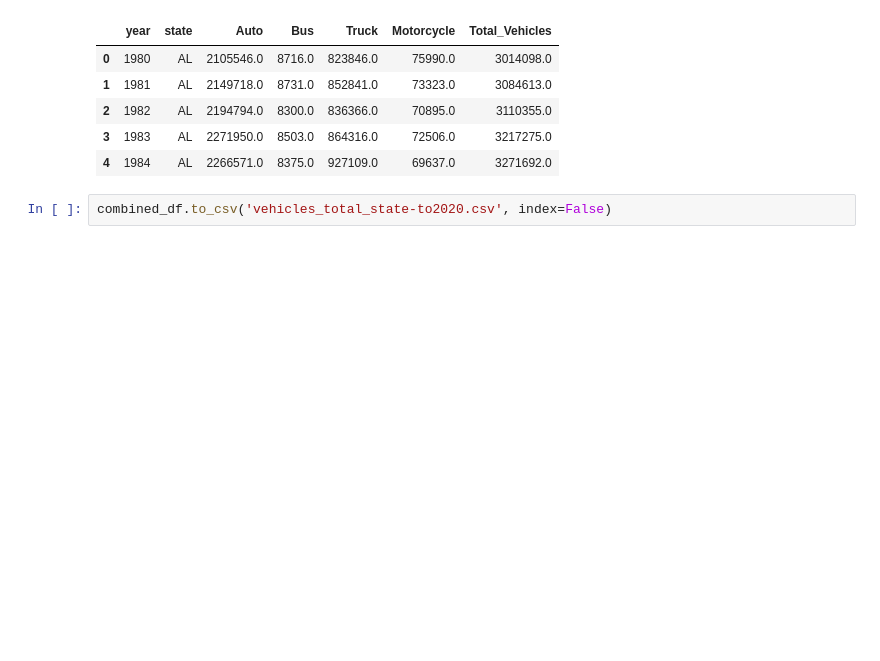
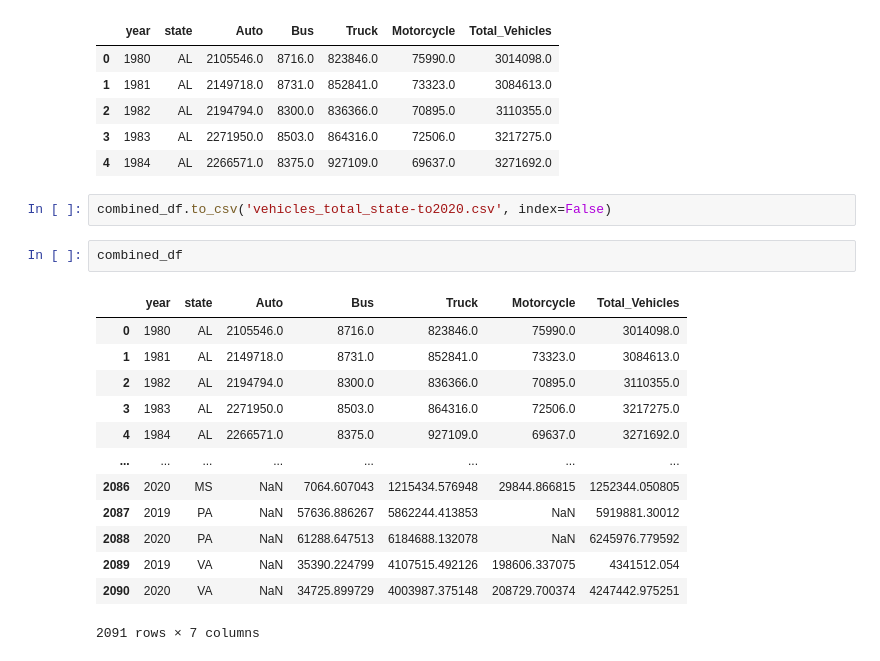
Before and after one commit to alexxcode/NYC-Taxis-CO2, a Jupyter notebook: ML series cantidad de vehiculos.ipynb, the cells around one changed output. Cells and saved outputs as stored; diff of their text form; blank space fills up the shorter version.

```diff
--- a/ML series cantidad de vehiculos.ipynb
+++ b/ML series cantidad de vehiculos.ipynb
@@ -142,3 +142,19 @@ combined_df.head()
 | 4 | 1984 | AL | 2266571.0 | 8375.0 | 927109.0 | 69637.0 | 3271692.0 |
 # %%
 combined_df.to_csv('vehicles_total_state-to2020.csv', index=False)
+# %%
+combined_df
+# %% [output]
+|  | year | state | Auto | Bus | Truck | Motorcycle | Total_Vehicles |
+| 0 | 1980 | AL | 2105546.0 | 8716.0 | 823846.0 | 75990.0 | 3014098.0 |
+| 1 | 1981 | AL | 2149718.0 | 8731.0 | 852841.0 | 73323.0 | 3084613.0 |
+| 2 | 1982 | AL | 2194794.0 | 8300.0 | 836366.0 | 70895.0 | 3110355.0 |
+| 3 | 1983 | AL | 2271950.0 | 8503.0 | 864316.0 | 72506.0 | 3217275.0 |
+| 4 | 1984 | AL | 2266571.0 | 8375.0 | 927109.0 | 69637.0 | 3271692.0 |
+| ... | ... | ... | ... | ... | ... | ... | ... |
+| 2086 | 2020 | MS | NaN | 7064.607043 | 1215434.576948 | 29844.866815 | 1252344.050805 |
+| 2087 | 2019 | PA | NaN | 57636.886267 | 5862244.413853 | NaN | 5919881.30012 |
+| 2088 | 2020 | PA | NaN | 61288.647513 | 6184688.132078 | NaN | 6245976.779592 |
+| 2089 | 2019 | VA | NaN | 35390.224799 | 4107515.492126 | 198606.337075 | 4341512.054 |
+| 2090 | 2020 | VA | NaN | 34725.899729 | 4003987.375148 | 208729.700374 | 4247442.975251 |
+2091 rows × 7 columns
```
Also changed, not shown: 3 other files.
